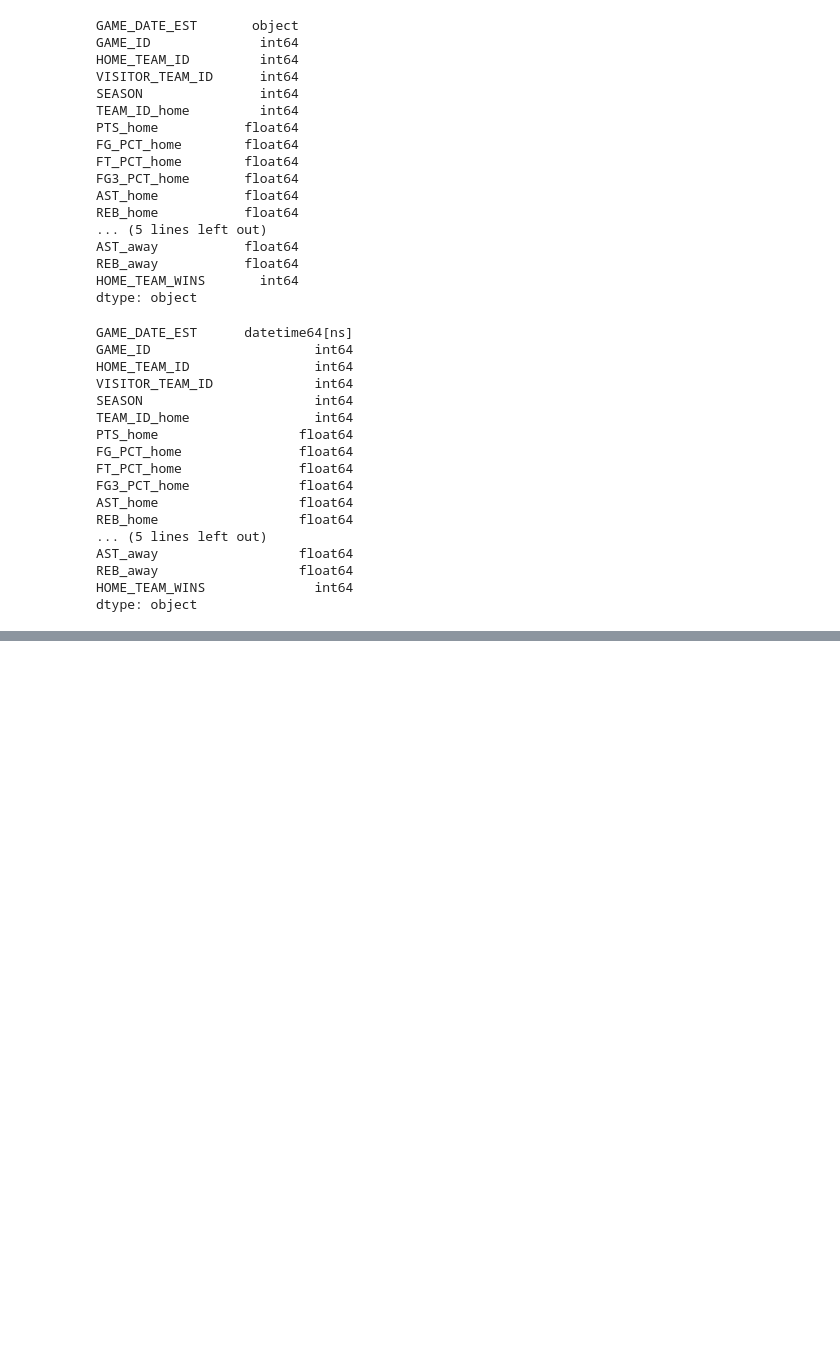
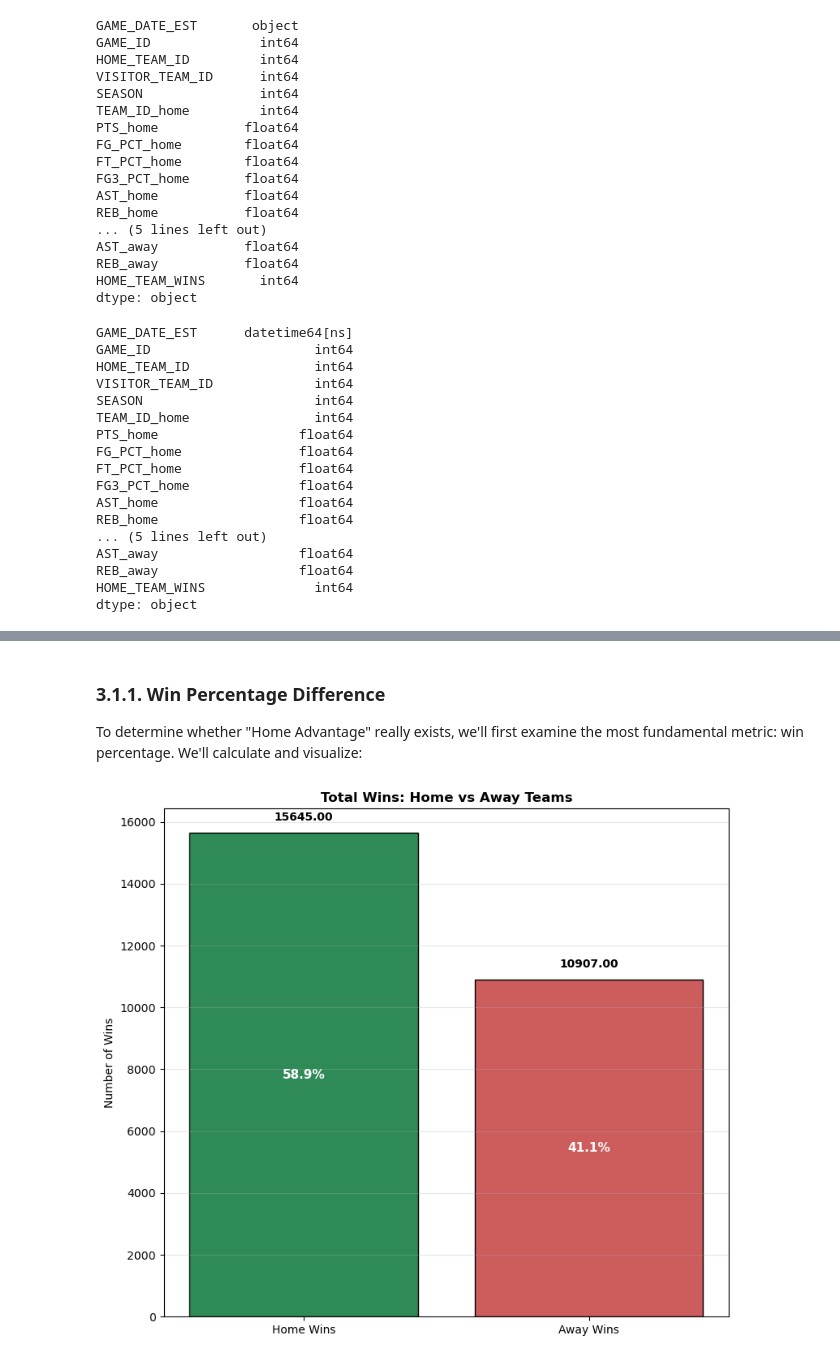
Before and after one commit to joshuanicoo/DATA100-EDA-Finals, a Jupyter notebook: main.ipynb, the cells around one changed output, grey strips where cells are left out. Drawn from its saved outputs; the diff is of its cells as text; code cells hidden in the pictures; blank space fills up the shorter version.

Commit message:
Done more visualization

```diff
--- a/main.ipynb
+++ b/main.ipynb
@@ -9 +19,5 @@ import pandas as pd
+# %%
+## Setup the two colors used in bar charts to be uniform.
+green = '#2E8B57'
+red = '#CD5C5C'
 # %%
@@ -212,7 +213,8 @@ PLUS_MINUS           float64
 dtype: object
 # %%
 ## Change object data types to a more specific data type.
+## Strings are still classified as objects in pandas.
 df_games_details['TEAM_ABBREVIATION'] = df_games_details['TEAM_ABBREVIATION'].astype(str)
 df_games_details['TEAM_CITY'] = df_games_details['TEAM_CITY'].astype(str)
 df_games_details['PLAYER_NAME'] = df_games_details['PLAYER_NAME'].astype(str)
-df_games_details['MIN'] = df_games_details['MIN'].astype(str)
+df_games_details.dtypes
@@ -234,0 +337,25 @@ df_games_details
+# %%
+## Function to setup the bar chart.
+def create_bar_chart(data, labels, title, ylabel, value_format='{:.2f}', percentage_annotations=False, total_games=None):
+
+    plt.figure(figsize=(8, 7))
+    bars = plt.bar(labels, data, color=[green, red], edgecolor='black')
+
+    ## Add value labels on top of bars
+    for bar, value in zip(bars, data):
+        plt.text(bar.get_x() + bar.get_width()/2, bar.get_height() + max(data)*0.02,
+                 value_format.format(value), ha='center', va='bottom', fontweight='bold')
+
+    ## Add percentage annotations inside bars IF specified
+    if percentage_annotations and total_games:
+        for i, (bar, value) in enumerate(zip(bars, data)):
+            percentage = (value / total_games) * 100
+            plt.text(bar.get_x() + bar.get_width()/2, bar.get_height()/2,
+                     f'{percentage:.1f}%', ha='center', va='center',
+                     fontsize=11, fontweight='bold', color='white')
+
+    plt.ylabel(ylabel)
+    plt.title(title, fontweight='bold')
+    plt.grid(axis='y', alpha=0.3)
+    plt.tight_layout()
+    plt.show()
@@ -234,0 +390,18 @@ df_games_details
+# %% [markdown]
+### **3.1.1. Win Percentage Difference**
+To determine whether "Home Advantage" really exists, we'll first examine the most fundamental metric: win percentage. We'll calculate and visualize:
+# %%
+## For wins comparison
+home_wins = df_games['HOME_TEAM_WINS'].sum()
+away_wins = (df_games['HOME_TEAM_WINS'] == 0).sum()
+
+create_bar_chart(
+    data=[home_wins, away_wins],
+    labels=['Home Wins', 'Away Wins'],
+    title='Total Wins: Home vs Away Teams',
+    ylabel='Number of Wins',
+    percentage_annotations=True,
+    total_games=len(df_games)
+)
+# %% [output]
+[figure, added]
```
Also changed, not shown: parts of 57 cells of this notebook.
